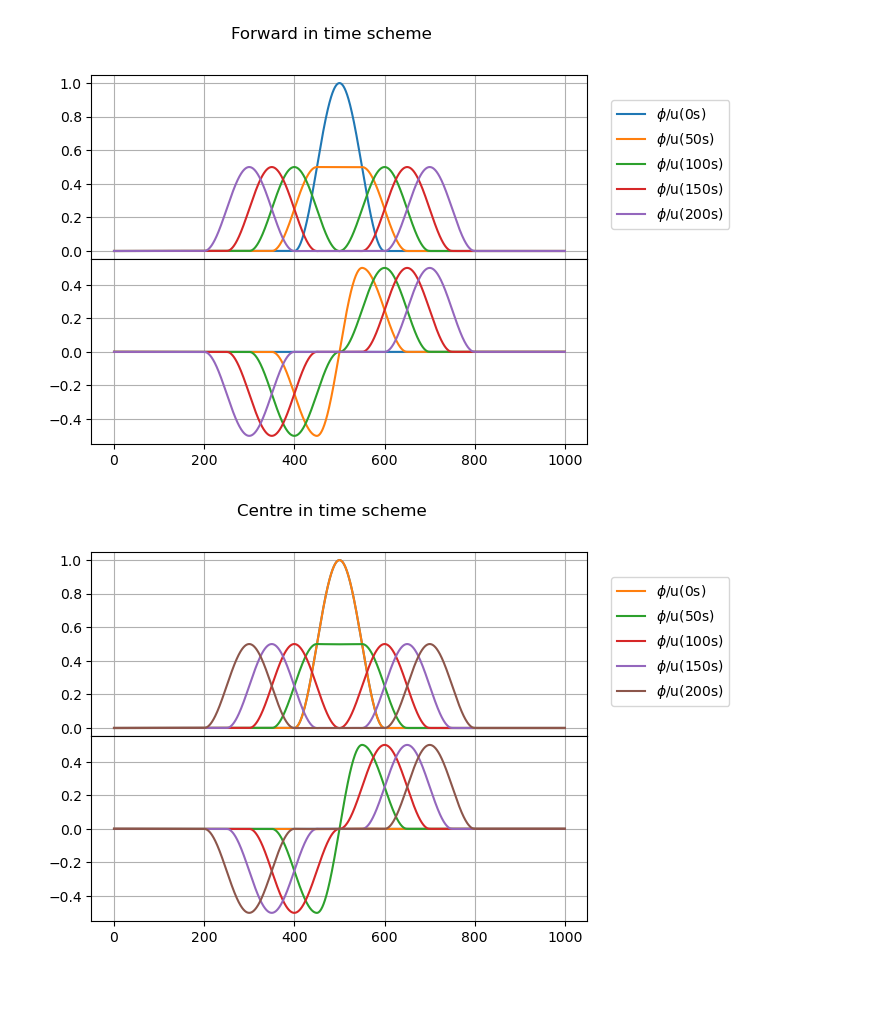
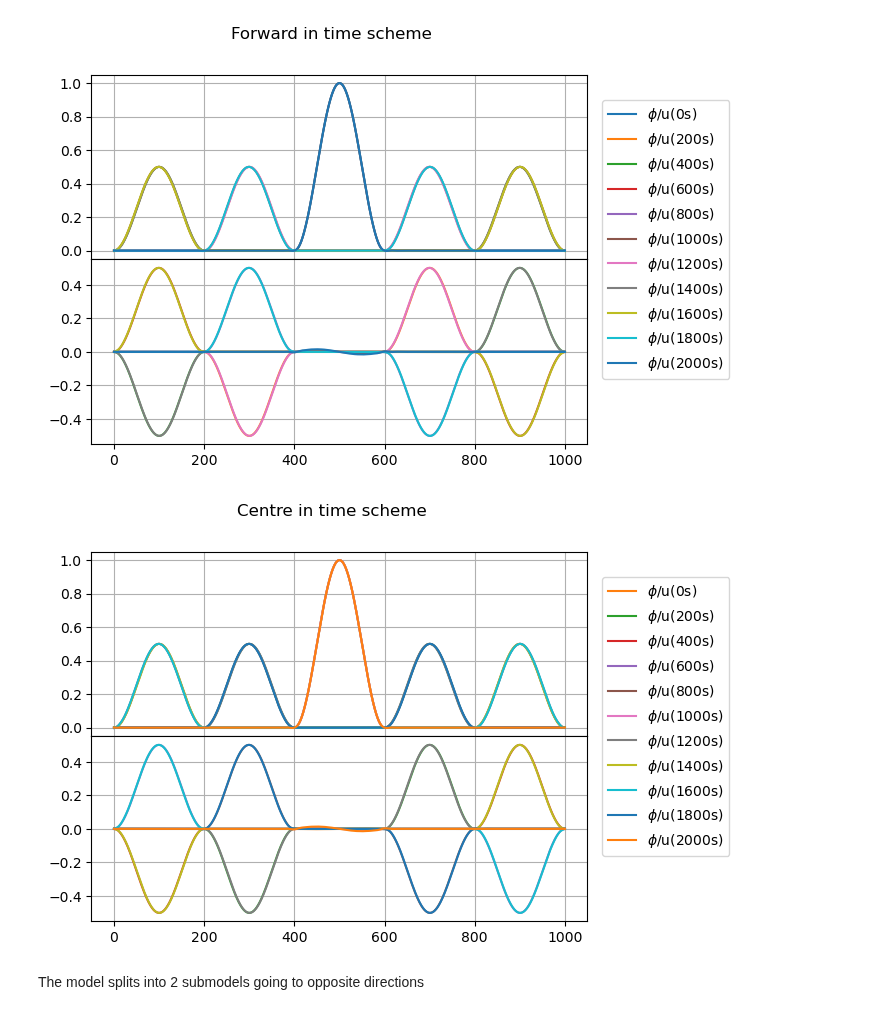
Before and after one commit to hnguyen-repos/numforGeosciences-ICTP, a Jupyter notebook: ex8-gravitywaves.ipynb, the cells around one changed output. Saved outputs shown, nothing was run; the diff lists cells and outputs as text; code cells hidden in the pictures; blank space fills up the shorter version.

```diff
--- a/ex8-gravitywaves.ipynb
+++ b/ex8-gravitywaves.ipynb
@@ -38,33 +38,35 @@ def ctScheme(x0, y0, u0):
     t = 0
     ax[0].plot(x0, y0)
     ax[1].plot(x0, u0)
     u1 = uft(u0, y0)
     y1 = pft(u0, y0)
     while t < duration:
         u2 = uct(u0, y1)
         y2 = pct(u1, y0)
         u0 = u1.copy()
         y0 = y1.copy()
         u1 = u2.copy()
         y1 = y2.copy()
         if t%tinterval < dt:
             ax[0].plot(x0, y0)
             ax[1].plot(x0, u0, label="$\phi$/u(" + str(int(np.floor(t))) + "s)")
         t = t + dt
     fig.suptitle("Centre in time scheme")
     ax[0].grid(); ax[1].grid()
     ax[1].legend(loc="upper right", ncol=1, bbox_to_anchor=(1.3, 1.9))
 
 # initial condition
 dx = 0.5; dt = 0.1 # control vars
 P = 1 # phi = gH
 c = np.sqrt(P)*dt/dx # auxiliary vars
 x0 = np.arange(0, 1000+dx, dx)
 y0 = np.vectorize(func)(x0)
 u0 = np.zeros(len(x0))
-tinterval = 50; duration = 200+10
+tinterval = 200; duration = 2000+10
 ftScheme(x0, y0, u0)
 ctScheme(x0, y0, u0)
 # %% [output]
-[figure, old version]
+[figure, new version]
-[figure, old version]
+[figure, new version]
+# %% [markdown]
+The model splits into 2 submodels going to opposite directions
```
Also changed, not shown: 1 other file.
